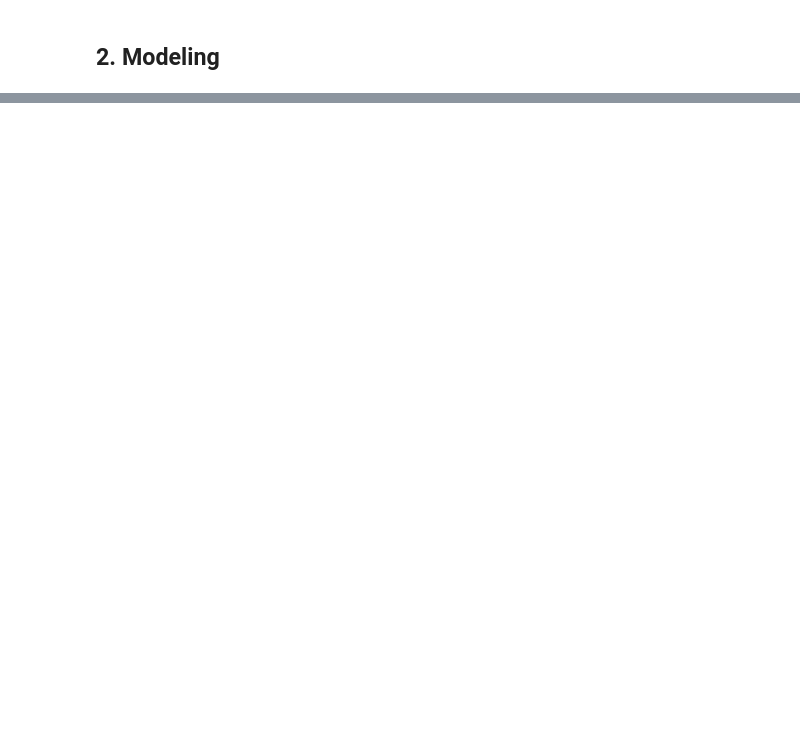
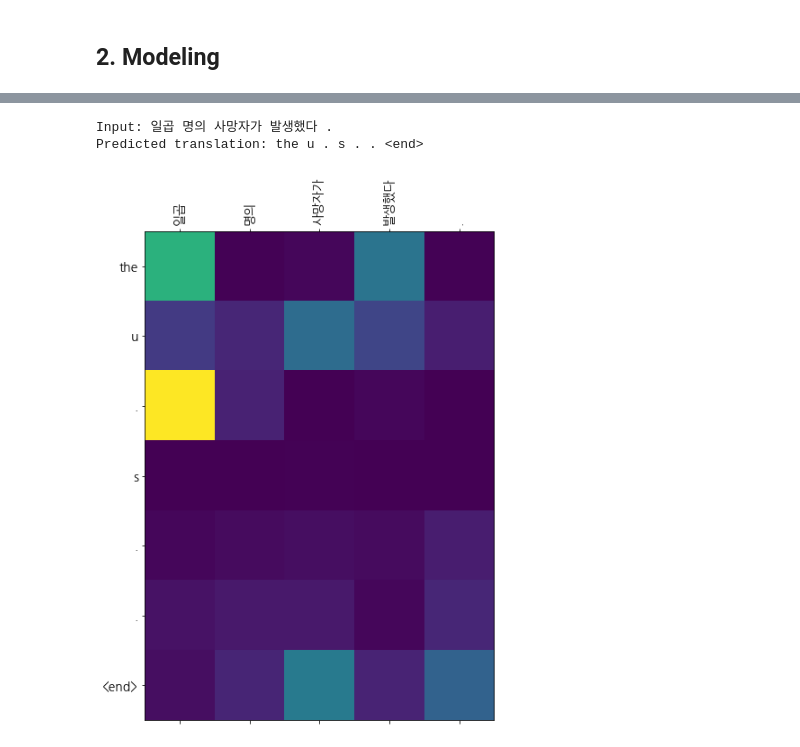
Before and after one commit to justin-on-it/AIFFEL_Explorations, a Jupyter notebook: [GD_04]_NLP_Seq2seq.ipynb, the cells around one changed output, grey strips where cells are left out. Cells and saved outputs as stored; diff of their text form; code cells hidden in the pictures; blank space fills up the shorter version.

```diff
--- a/[GD_04]_NLP_Seq2seq.ipynb
+++ b/[GD_04]_NLP_Seq2seq.ipynb
@@ -107,0 +707,7 @@ def fetch_data_path(dev_path=DEV_URL, test_path=TEST_URL, train_path=TRAIN_URL):
+# %%
+# 예문 4
+translate("일곱 명의 사망자가 발생했다.", encoder, decoder)
+# %% [output]
+Input: 일곱 명의 사망자가 발생했다 .
+Predicted translation: the u . s . . <end>
+[figure, added]
```
Also changed, not shown: parts of 34 cells of this notebook.
